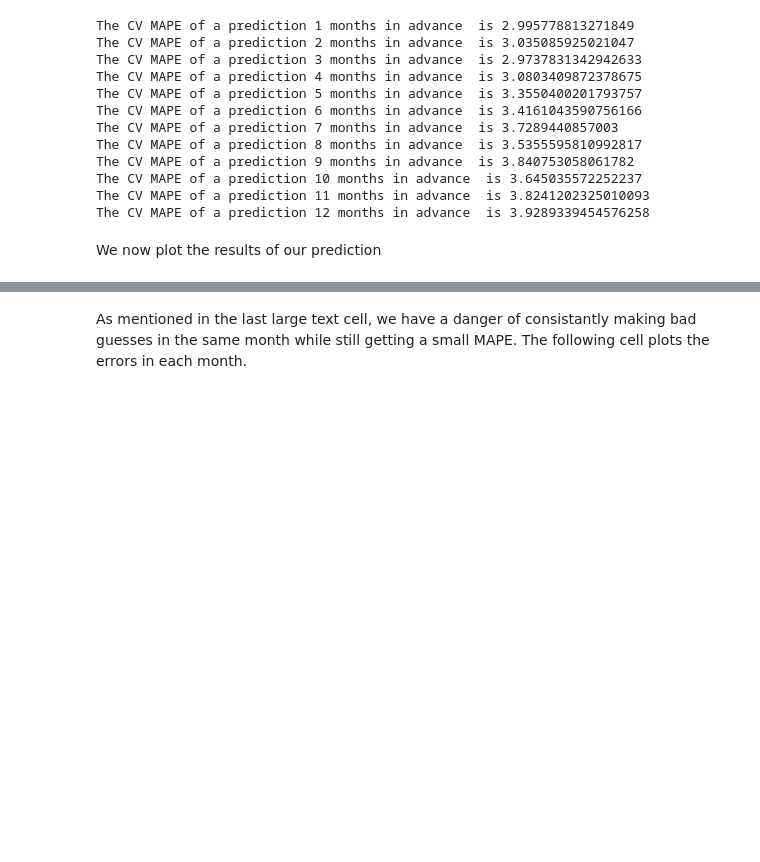
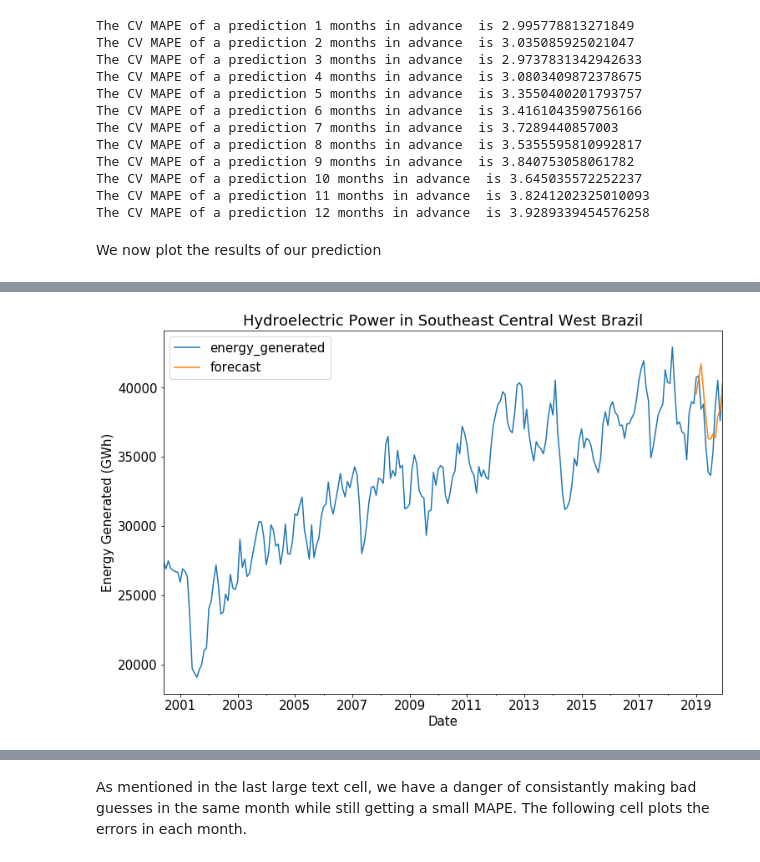
Before and after one commit to cameronthieme/IMAbootcamp2021, a Jupyter notebook: python_time_series/brazil_energy.ipynb, the cells around one changed output, grey strips where cells are left out. Drawn from its saved outputs; the diff is of its cells as text; code cells hidden in the pictures; blank space fills up the shorter version.

```diff
--- a/python_time_series/brazil_energy.ipynb
+++ b/python_time_series/brazil_energy.ipynb
@@ -515,0 +516,48 @@ plt.show()
+# %%
+# Plotting results of SARIMA with exogenous variables
+
+df_new = df.copy()
+df_new.set_index('date', inplace = True)
+# df_new = df_new[(df_new.index >= pd.to_datetime('2009-01-01',format = '%Y-%m-%d')) & (df_new.index <= pd.to_datetime('2020-03-01',format = '%Y-%m-%d'))]
+
+nrg_gen = df_new['energy_generated'][:-tot_months]
+
+#aligning indices with endogenous
+x = df_new['influent_flow']
+# x = df_new[['maximum_demand', 'influent_flow']]
+
+if x is None:
+    model=sm.tsa.statespace.SARIMAX(nrg_gen,  order=(p, d, q),seasonal_order=(P,D,Q,m))
+    results=model.fit()
+    df_new['forecast'] = results.predict(start = len(nrg_gen), end = len(nrg_gen)+tot_months, dynamic = False)
+else:
+    # building exog train variables for plotting
+#     xtrain = nrg_gen.copy()
+#     xtrain_entries = x[:-tot_months]
+#     for tau in range(len(xtrain)):
+#         xtrain[tau] = xtrain_entries[tau]
+
+    xtrain = x.iloc[:-tot_months]
+    # building test exog for plotting
+    modelX=sm.tsa.statespace.SARIMAX(xtrain, order=(pX, dX, qX),seasonal_order=(PX,DX,QX,m))
+    resultsX=modelX.fit()
+    fcastX = resultsX.forecast(tot_months, exog = None)
+
+    model=sm.tsa.statespace.SARIMAX(nrg_gen, exog = xtrain, order=(p, d, q),seasonal_order=(P,D,Q,m))
+    results=model.fit()
+    df_new['forecast'] = np.nan
+
+    fcast = results.forecast(tot_months, exog = fcastX)
+    df_new['forecast'][-tot_months:] = fcast
+
+
+# plotting
+df_new[['energy_generated','forecast']].plot(figsize=(12,8))
+# plt.plot(df_new.date[:], df_new.forecast[:], '-r')
+plt.title('Hydroelectric Power in Southeast Central West Brazil')
+plt.ylabel('Energy Generated (GWh)');
+plt.xlabel('Date');
+plt.savefig('foo.png')
+plt.show()
+# %% [output]
+[figure, added]
```
Also changed, not shown: parts of 19 cells of this notebook, 3 other files.
